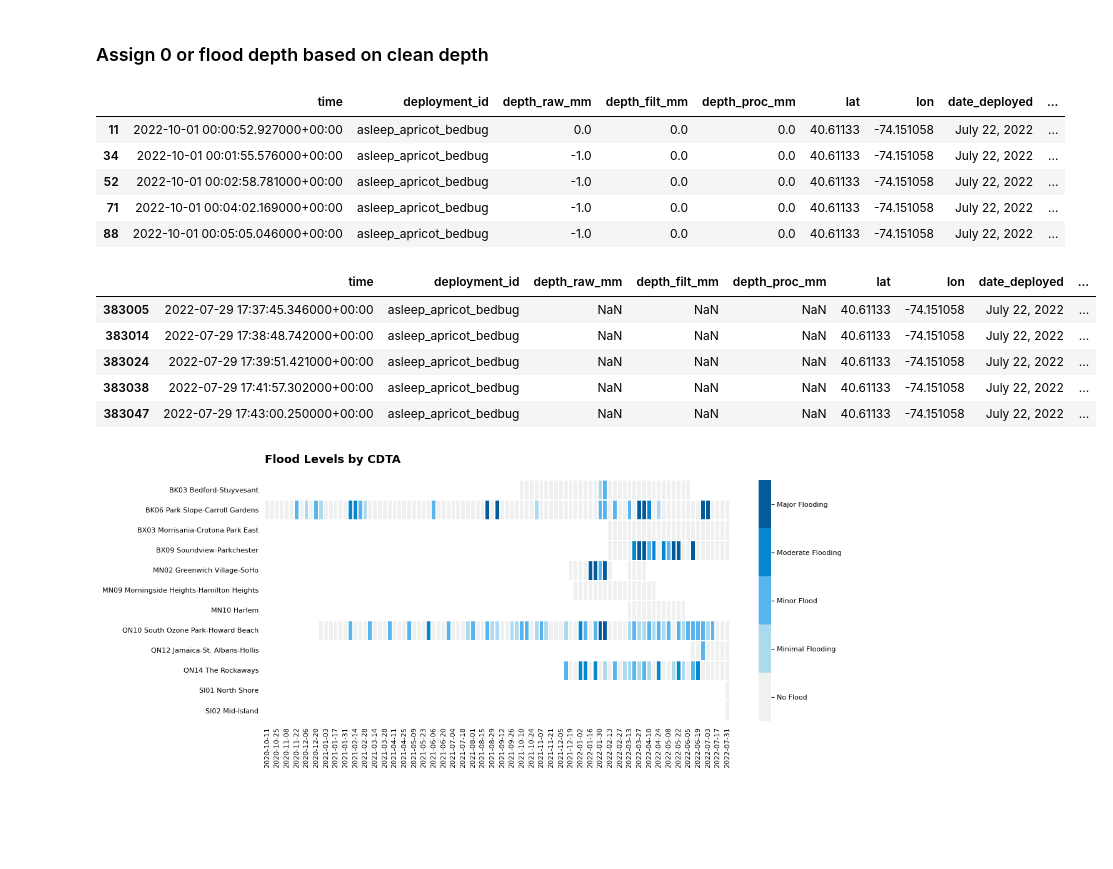
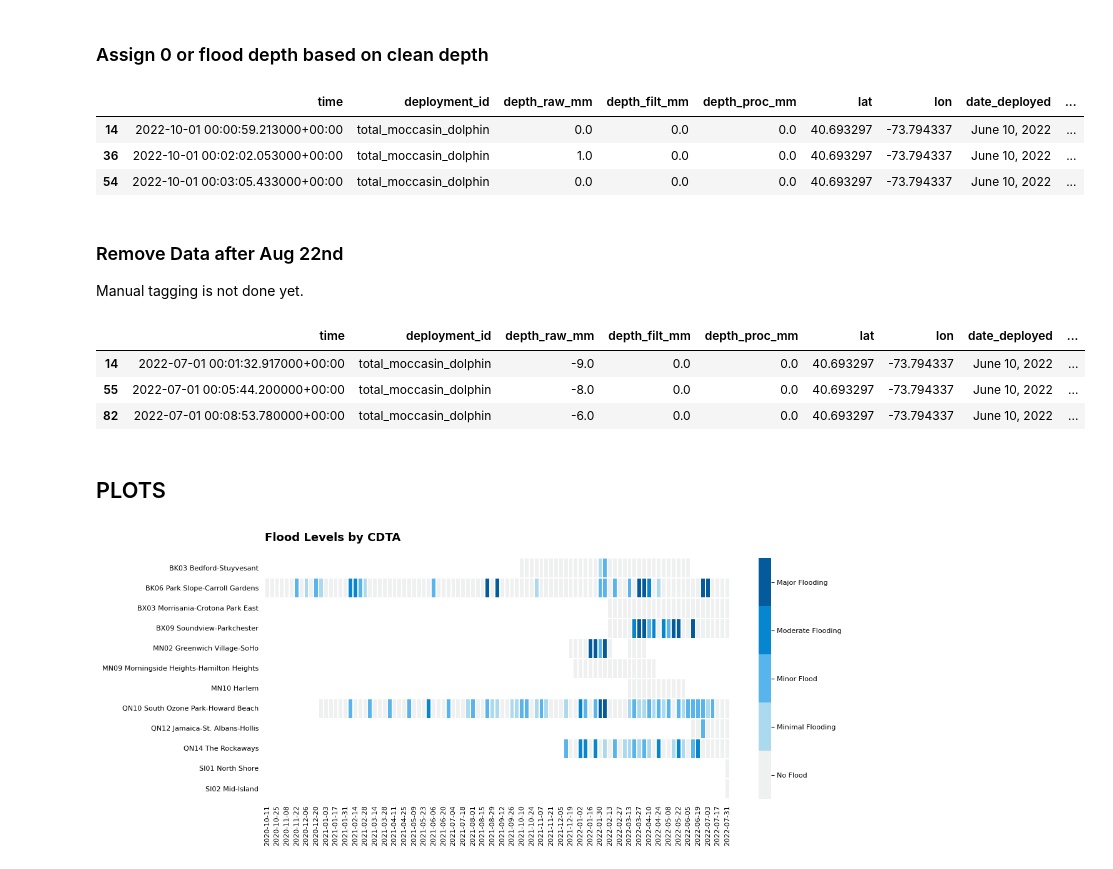
Before and after one commit to cankadir/FloodAnalysis, a Jupyter notebook: PY/Visualization_Tests.ipynb, the cells around one changed output. Saved outputs shown, nothing was run; the diff lists cells and outputs as text; code cells hidden in the pictures; blank space fills up the shorter version.

```diff
--- a/PY/Visualization_Tests.ipynb
+++ b/PY/Visualization_Tests.ipynb
@@ -29,3 +32,6 @@ flood_data.head()
+# %%
+flood_data.to_parquet( os.path.join( folder_path, 'all_flood_data.parquet') )
+flood_data = pd.read_parquet( os.path.join( folder_path, 'all_flood_data.parquet') )
 # %%
 import geopandas as gpd
 import contextily as ctx
@@ -132,6 +126,8 @@ all_data.head()
 # %%
 events_path = r"D:\WORK\FLOODNET\EventsData (upto 07_22).xlsx"
 events = pd.read_excel(events_path, sheet_name='ALL')
-
+print( events.shape[0] )
+events = events.drop_duplicates(subset=['Deployment_id','Start_time','End_time'])
+print( events.shape[0] )
 events.head()
 # %% [output]
@@ -183,30 +190,32 @@ cleaned_data[ cleaned_data['during_flood'] == 1 ].head()
 # %% [markdown]
 ### Assign 0 or flood depth based on clean depth
-# %%
-cleaned_data['clean_depth'] = cleaned_data.apply( lambda x: x['depth_proc_mm'] if x['during_flood'] == True else 0, axis=1 )
-cleaned_data.head()
-# %% [output]
-|  | time | deployment_id | depth_raw_mm | depth_filt_mm | depth_proc_mm | lat | lon | date_deployed | ... |
-| 11 | 2022-10-01 00:00:52.927000+00:00 | asleep_apricot_bedbug | 0.0 | 0.0 | 0.0 | 40.61133 | -74.151058 | July 22, 2022 | ... |
-| 34 | 2022-10-01 00:01:55.576000+00:00 | asleep_apricot_bedbug | -1.0 | 0.0 | 0.0 | 40.61133 | -74.151058 | July 22, 2022 | ... |
-| 52 | 2022-10-01 00:02:58.781000+00:00 | asleep_apricot_bedbug | -1.0 | 0.0 | 0.0 | 40.61133 | -74.151058 | July 22, 2022 | ... |
-| 71 | 2022-10-01 00:04:02.169000+00:00 | asleep_apricot_bedbug | -1.0 | 0.0 | 0.0 | 40.61133 | -74.151058 | July 22, 2022 | ... |
-| 88 | 2022-10-01 00:05:05.046000+00:00 | asleep_apricot_bedbug | -1.0 | 0.0 | 0.0 | 40.61133 | -74.151058 | July 22, 2022 | ... |
+# %%
+import numpy as np
+cleaned_data['clean_depth'] = np.where( cleaned_data['during_flood'] == 1 , cleaned_data['depth_proc_mm'] , 0 )
+cleaned_data.head(3)
+# %% [output]
+|  | time | deployment_id | depth_raw_mm | depth_filt_mm | depth_proc_mm | lat | lon | date_deployed | ... |
+| 14 | 2022-10-01 00:00:59.213000+00:00 | total_moccasin_dolphin | 0.0 | 0.0 | 0.0 | 40.693297 | -73.794337 | June 10, 2022 | ... |
+| 36 | 2022-10-01 00:02:02.053000+00:00 | total_moccasin_dolphin | 1.0 | 0.0 | 0.0 | 40.693297 | -73.794337 | June 10, 2022 | ... |
+| 54 | 2022-10-01 00:03:05.433000+00:00 | total_moccasin_dolphin | 0.0 | 0.0 | 0.0 | 40.693297 | -73.794337 | June 10, 2022 | ... |
+# %% [markdown]
+### Remove Data after Aug 22nd
+Manual tagging is not done yet.
 # %%
 filtered_data = cleaned_data.copy()
 filtered_data['smooth_depth_in'] = filtered_data['clean_depth'] / 25.4
 
 # No manual tagging after August 2022
 filtered_data = filtered_data[ filtered_data['time_2'] < pd.to_datetime("2022-08-01") ]
 
-filtered_data.head()
+filtered_data.head(3)
 # %% [output]
 |  | time | deployment_id | depth_raw_mm | depth_filt_mm | depth_proc_mm | lat | lon | date_deployed | ... |
-| 383005 | 2022-07-29 17:37:45.346000+00:00 | asleep_apricot_bedbug | NaN | NaN | NaN | 40.61133 | -74.151058 | July 22, 2022 | ... |
-| 383014 | 2022-07-29 17:38:48.742000+00:00 | asleep_apricot_bedbug | NaN | NaN | NaN | 40.61133 | -74.151058 | July 22, 2022 | ... |
-| 383024 | 2022-07-29 17:39:51.421000+00:00 | asleep_apricot_bedbug | NaN | NaN | NaN | 40.61133 | -74.151058 | July 22, 2022 | ... |
-| 383038 | 2022-07-29 17:41:57.302000+00:00 | asleep_apricot_bedbug | NaN | NaN | NaN | 40.61133 | -74.151058 | July 22, 2022 | ... |
-| 383047 | 2022-07-29 17:43:00.250000+00:00 | asleep_apricot_bedbug | NaN | NaN | NaN | 40.61133 | -74.151058 | July 22, 2022 | ... |
+| 14 | 2022-07-01 00:01:32.917000+00:00 | total_moccasin_dolphin | -9.0 | 0.0 | 0.0 | 40.693297 | -73.794337 | June 10, 2022 | ... |
+| 55 | 2022-07-01 00:05:44.200000+00:00 | total_moccasin_dolphin | -8.0 | 0.0 | 0.0 | 40.693297 | -73.794337 | June 10, 2022 | ... |
+| 82 | 2022-07-01 00:08:53.780000+00:00 | total_moccasin_dolphin | -6.0 | 0.0 | 0.0 | 40.693297 | -73.794337 | June 10, 2022 | ... |
+# %% [markdown]
+## PLOTS
 # %%
 # ---- FORMAT & PLOT ----
 # Simplify Depth
```
Also changed, not shown: parts of 20 cells of this notebook.
